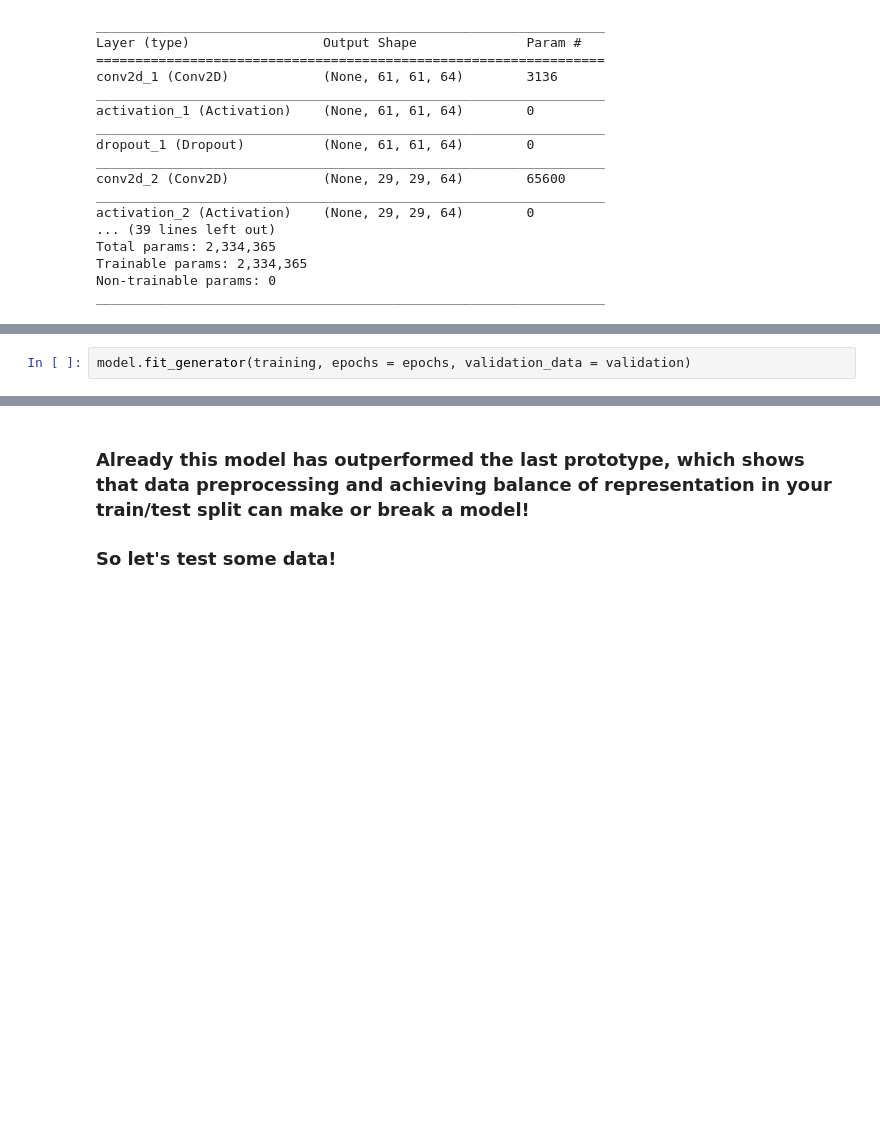
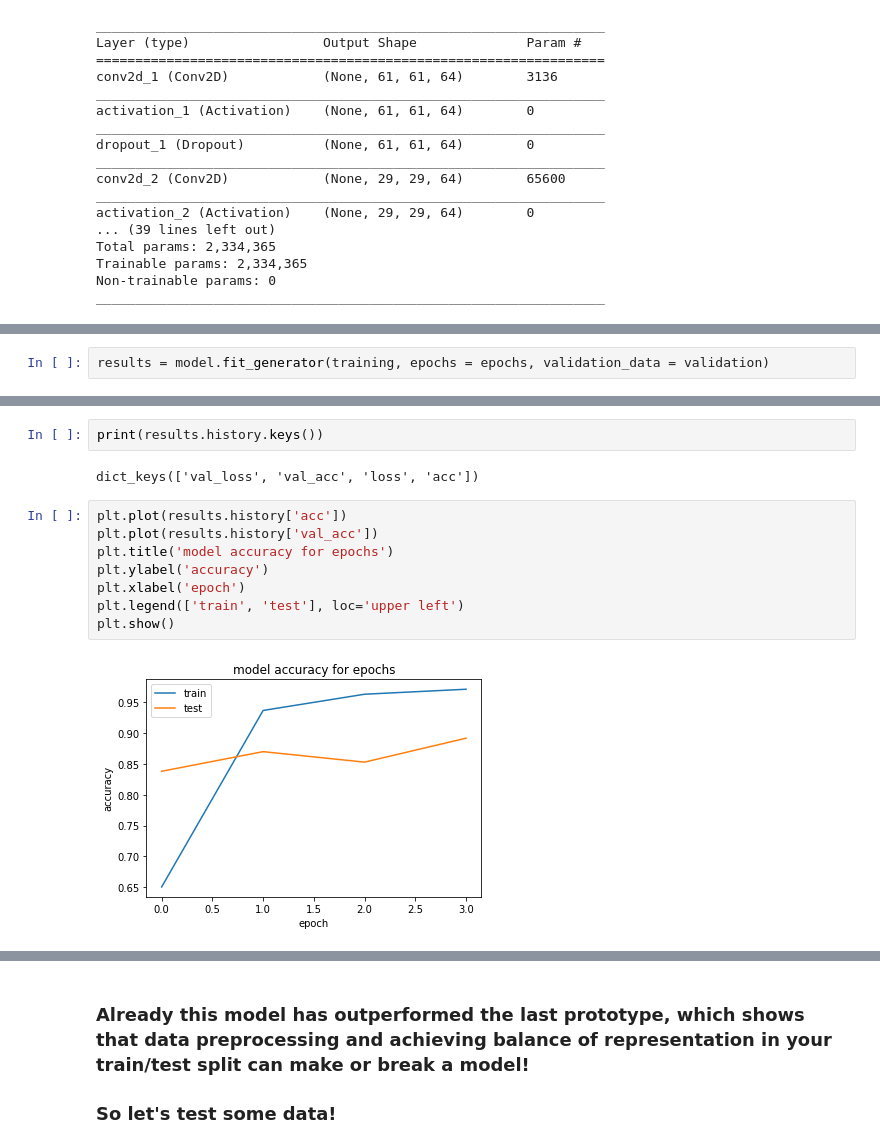
Before and after one commit to morrissa/Sign-Language-Classifer, a Jupyter notebook: Sign Language Classifier-v2.ipynb, the cells around one changed output, grey strips where cells are left out. Cells and saved outputs as stored; diff of their text form; blank space fills up the shorter version.

Commit message:
Updated model and data examples

```diff
--- a/Sign Language Classifier-v2.ipynb
+++ b/Sign Language Classifier-v2.ipynb
@@ -156,4 +159,4 @@ class_indicies = training.class_indices
 # %%
-model.fit_generator(training, epochs = epochs, validation_data = validation)
+results = model.fit_generator(training, epochs = epochs, validation_data = validation)
 # %% [output]
 Epoch 1/4
@@ -167,0 +170,14 @@ Epoch 4/4
+# %%
+print(results.history.keys())
+# %% [output]
+dict_keys(['val_loss', 'val_acc', 'loss', 'acc'])
+# %%
+plt.plot(results.history['acc'])
+plt.plot(results.history['val_acc'])
+plt.title('model accuracy for epochs')
+plt.ylabel('accuracy')
+plt.xlabel('epoch')
+plt.legend(['train', 'test'], loc='upper left')
+plt.show()
+# %% [output]
+[figure, added]
```
Also changed, not shown: parts of 11 cells of this notebook, 28 other files.
